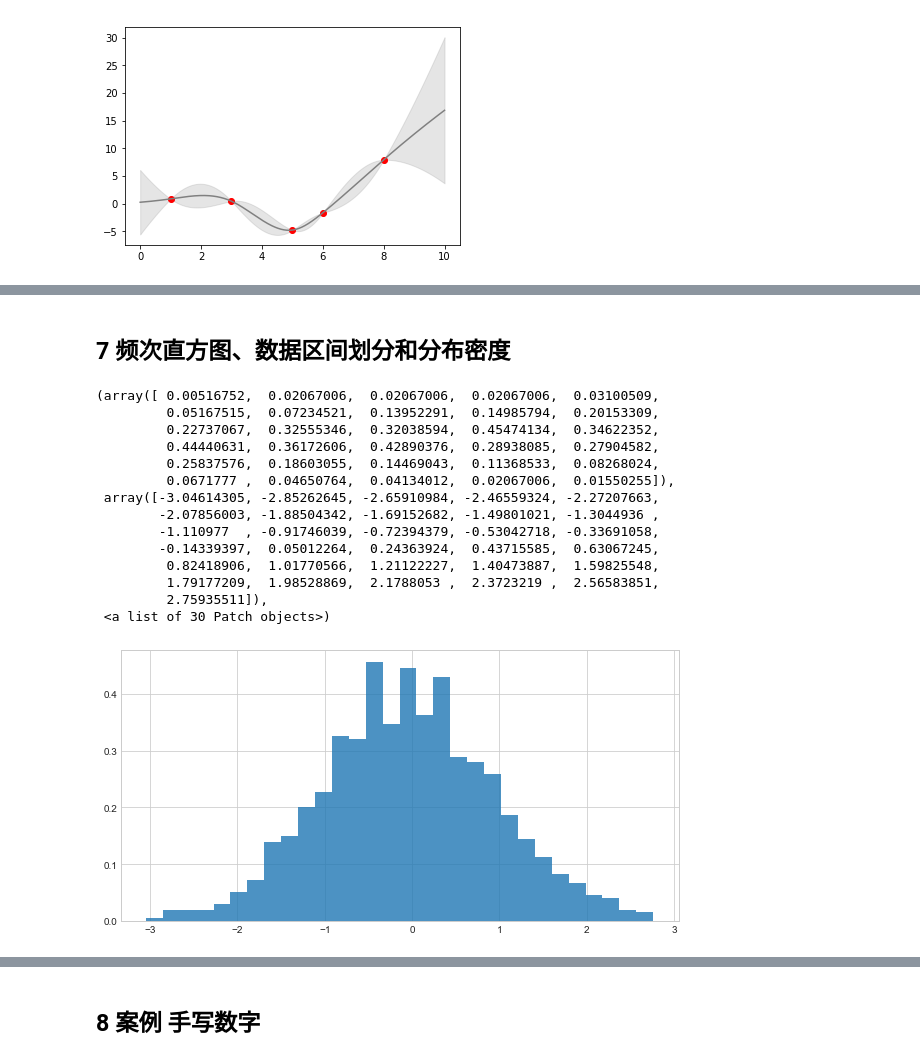
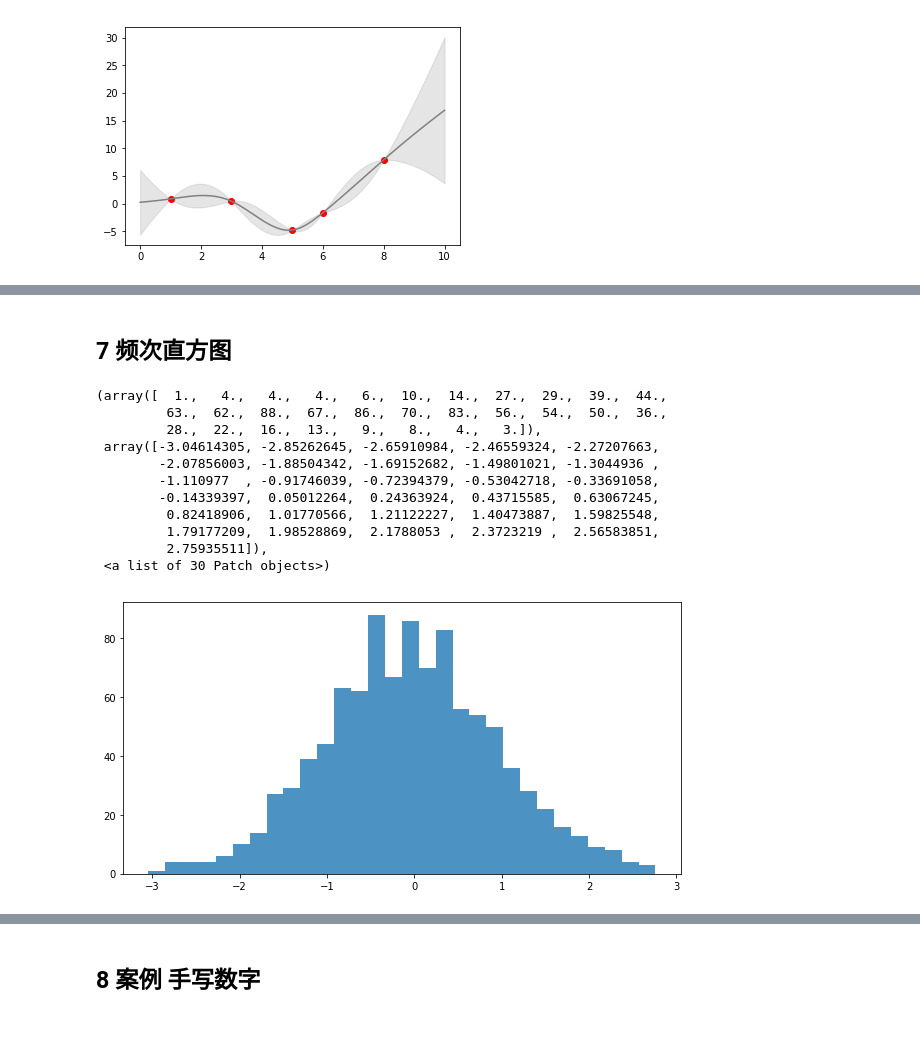
Before and after one commit to eyeeco/MyCode, a Jupyter notebook: Python 教案/Python数据科学（Matplotlib）.ipynb, the cells around one changed output, grey strips where cells are left out. Cells and saved outputs as stored; diff of their text form; code cells hidden in the pictures; blank space fills up the shorter version.

```diff
--- a/Python 教案/Python数据科学（Matplotlib）.ipynb
+++ b/Python 教案/Python数据科学（Matplotlib）.ipynb
@@ -267,23 +273,20 @@ plt.contourf(X,Y,Z,cmap='RdGy')
 # %% [markdown]
-## 7 频次直方图、数据区间划分和分布密度
+## 7 频次直方图
 # %%
 fig = plt.figure(figsize=(10,5))
 rng = np.random.RandomState(0)
 data =  rng.randn(1000)
-plt.hist(data,bins=30,normed=True,alpha=0.8)
+plt.hist(data,bins=30,alpha=0.8)
 # %% [output]
-(array([ 0.00516752,  0.02067006,  0.02067006,  0.02067006,  0.03100509,
-         0.05167515,  0.07234521,  0.13952291,  0.14985794,  0.20153309,
-         0.22737067,  0.32555346,  0.32038594,  0.45474134,  0.34622352,
-         0.44440631,  0.36172606,  0.42890376,  0.28938085,  0.27904582,
-         0.25837576,  0.18603055,  0.14469043,  0.11368533,  0.08268024,
-         0.0671777 ,  0.04650764,  0.04134012,  0.02067006,  0.01550255]),
+(array([  1.,   4.,   4.,   4.,   6.,  10.,  14.,  27.,  29.,  39.,  44.,
+         63.,  62.,  88.,  67.,  86.,  70.,  83.,  56.,  54.,  50.,  36.,
+         28.,  22.,  16.,  13.,   9.,   8.,   4.,   3.]),
  array([-3.04614305, -2.85262645, -2.65910984, -2.46559324, -2.27207663,
         -2.07856003, -1.88504342, -1.69152682, -1.49801021, -1.3044936 ,
         -1.110977  , -0.91746039, -0.72394379, -0.53042718, -0.33691058,
         -0.14339397,  0.05012264,  0.24363924,  0.43715585,  0.63067245,
          0.82418906,  1.01770566,  1.21122227,  1.40473887,  1.59825548,
          1.79177209,  1.98528869,  2.1788053 ,  2.3723219 ,  2.56583851,
          2.75935511]),
  <a list of 30 Patch objects>)
-[figure, old version]
+[figure, new version]
```
Also changed, not shown: parts of 41 cells of this notebook.
